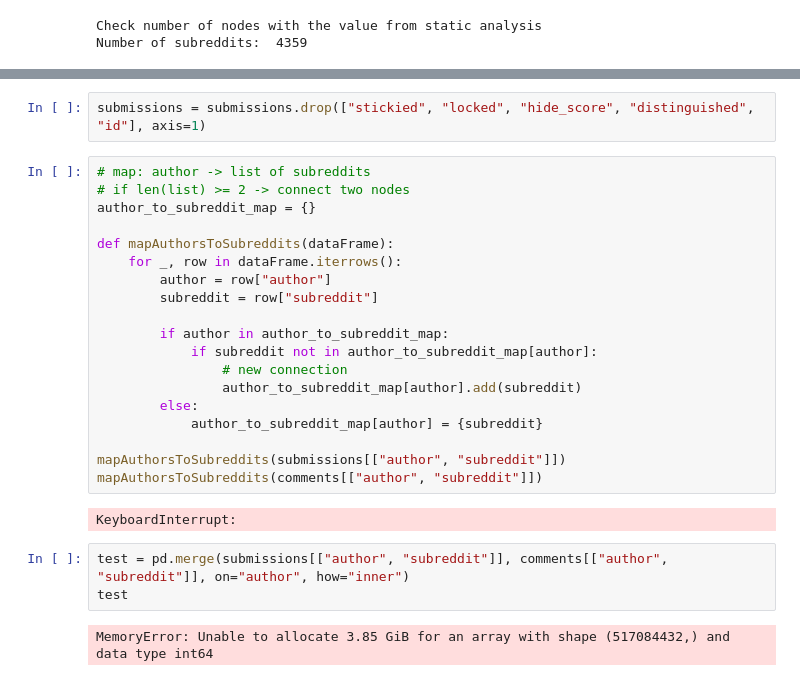
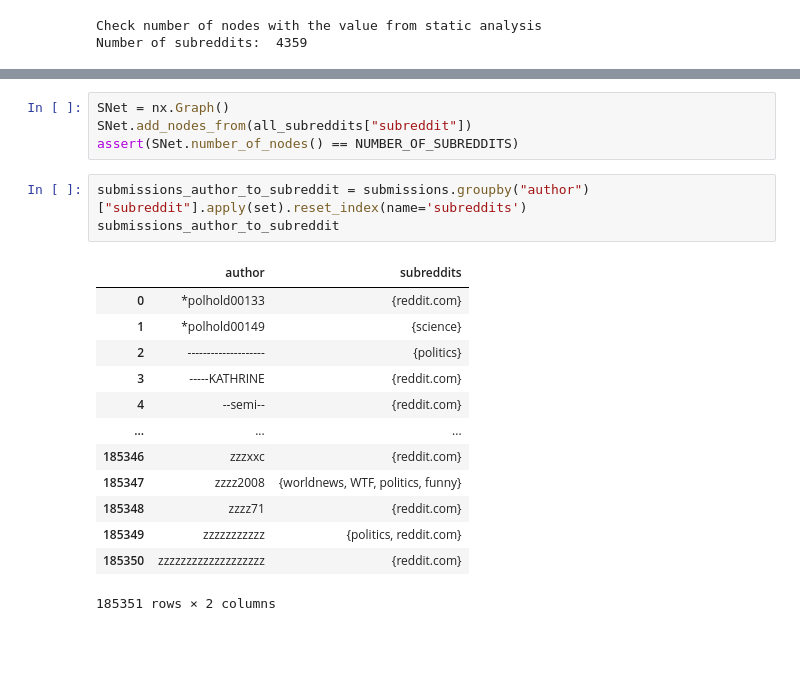
Before and after one commit to milicevicMarko/Reddit2008-Analysis, a Jupyter notebook: Network creation.ipynb, the cells around one changed output, grey strips where cells are left out. Saved outputs shown, nothing was run; the diff lists cells and outputs as text; blank space fills up the shorter version.

Commit message:
SNet

```diff
--- a/Network creation.ipynb
+++ b/Network creation.ipynb
@@ -95,28 +89,21 @@ Number of author:  226641
-# %%
-submissions = submissions.drop(["stickied", "locked", "hide_score", "distinguished", "id"], axis=1)
-# %%
-# map: author -> list of subreddits
-# if len(list) >= 2 -> connect two nodes
-author_to_subreddit_map = {}
-
-def mapAuthorsToSubreddits(dataFrame):
-    for _, row in dataFrame.iterrows():
-        author = row["author"]
-        subreddit = row["subreddit"]
-
-        if author in author_to_subreddit_map:
-            if subreddit not in author_to_subreddit_map[author]:
-                # new connection
-                author_to_subreddit_map[author].add(subreddit)
-        else:
-            author_to_subreddit_map[author] = {subreddit}
-
-mapAuthorsToSubreddits(submissions[["author", "subreddit"]])
-mapAuthorsToSubreddits(comments[["author", "subreddit"]])
-# %% [output]
-KeyboardInterrupt:
-# %%
-test = pd.merge(submissions[["author", "subreddit"]], comments[["author", "subreddit"]], on="author", how="inner")
-test
-# %% [output]
-MemoryError: Unable to allocate 3.85 GiB for an array with shape (517084432,) and data type int64
+# %%
+SNet = nx.Graph()
+SNet.add_nodes_from(all_subreddits["subreddit"])
+assert(SNet.number_of_nodes() == NUMBER_OF_SUBREDDITS)
+# %%
+submissions_author_to_subreddit = submissions.groupby("author")["subreddit"].apply(set).reset_index(name='subreddits')
+submissions_author_to_subreddit
+# %% [output]
+|  | author | subreddits |
+| 0 | *polhold00133 | {reddit.com} |
+| 1 | *polhold00149 | {science} |
+| 2 | -------------------- | {politics} |
+| 3 | -----KATHRINE | {reddit.com} |
+| 4 | --semi-- | {reddit.com} |
+| ... | ... | ... |
+| 185346 | zzzxxc | {reddit.com} |
+| 185347 | zzzz2008 | {worldnews, WTF, politics, funny} |
+| 185348 | zzzz71 | {reddit.com} |
+| 185349 | zzzzzzzzzzz | {politics, reddit.com} |
+| 185350 | zzzzzzzzzzzzzzzzzzz | {reddit.com} |
+185351 rows × 2 columns
```
Also changed, not shown: parts of 9 cells of this notebook.
